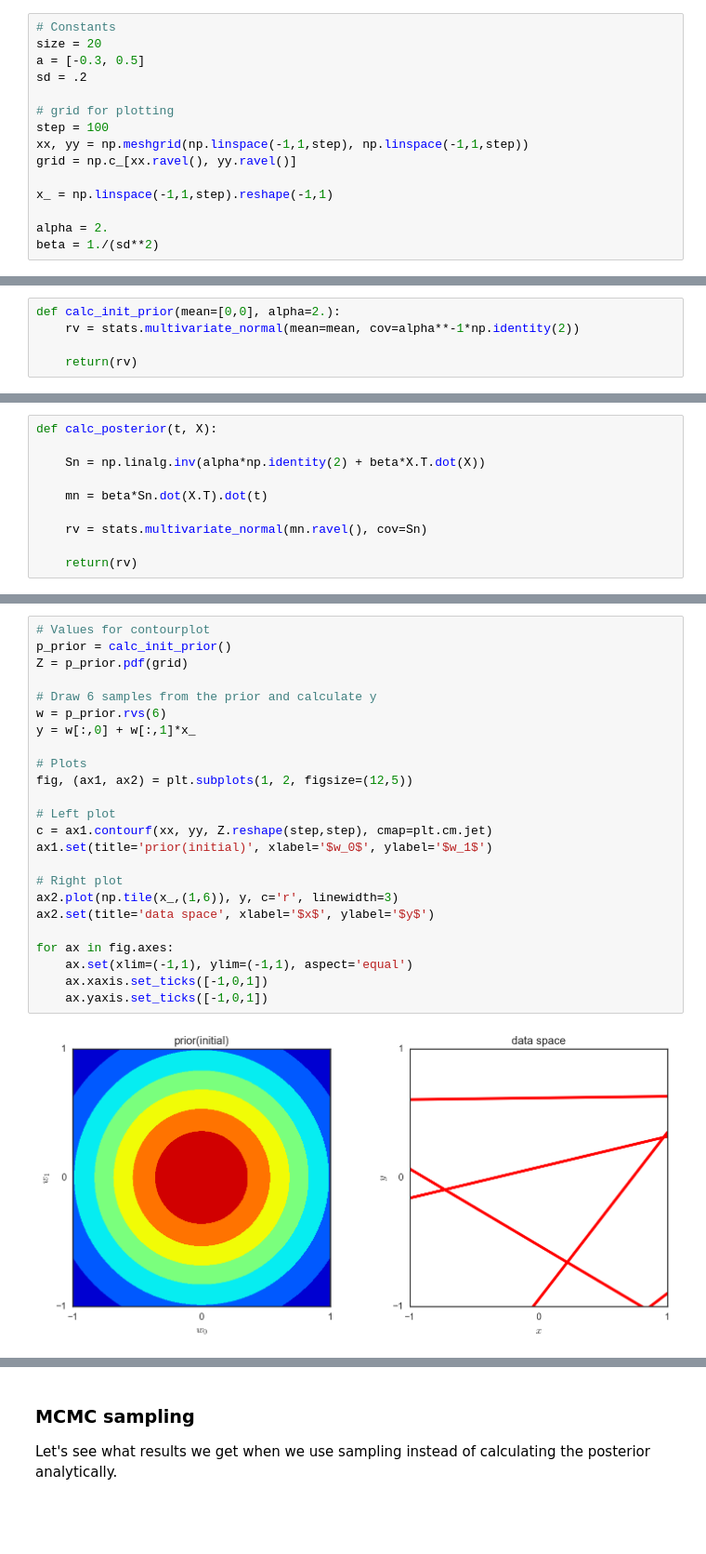
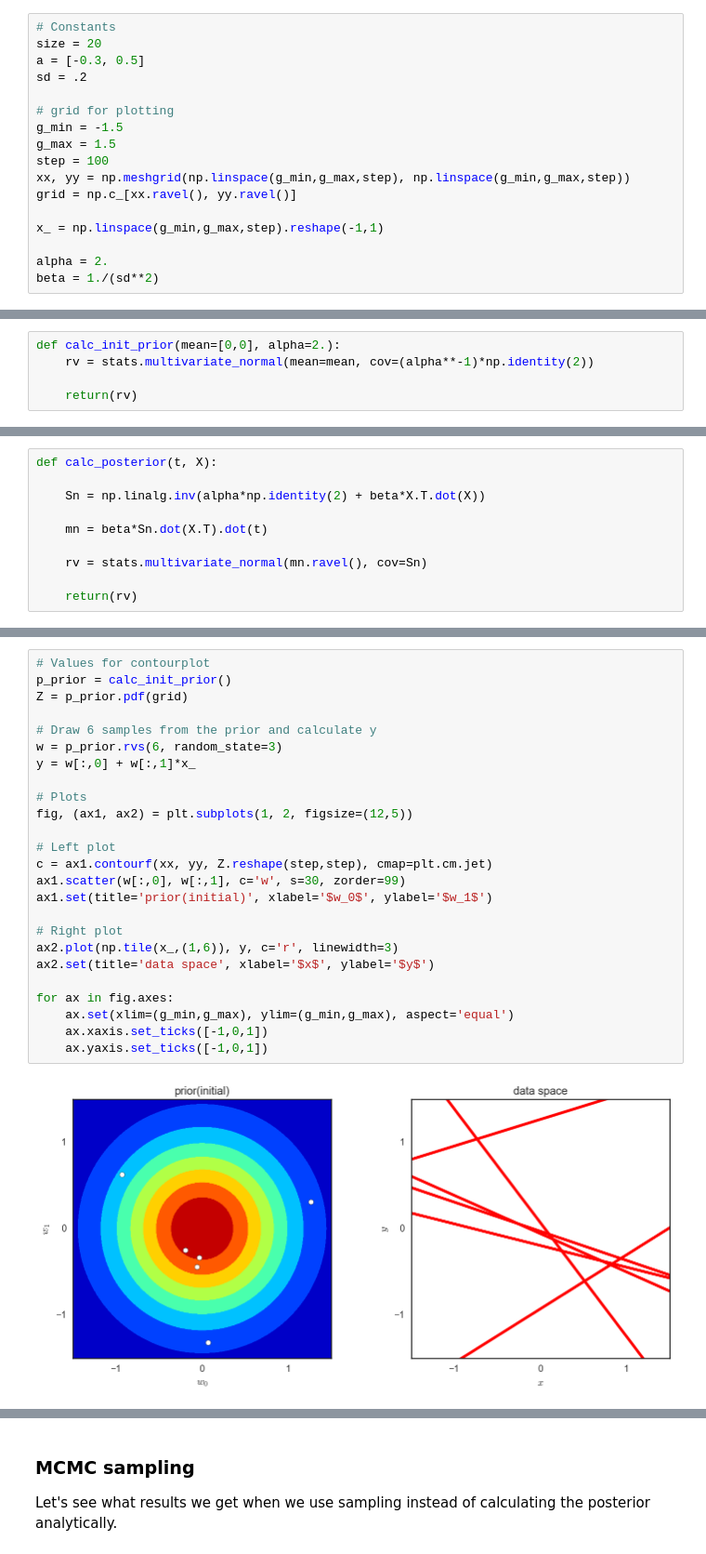
Before and after one commit to AI-Stuff/Various-Machine-Learning-bits, a Jupyter notebook: Bayesian Linear Regression.ipynb, the cells around one changed output, grey strips where cells are left out. Shown at 93% size. Drawn from its saved outputs; the diff is of its cells as text; blank space fills up the shorter version.

```diff
--- a/Bayesian Linear Regression.ipynb
+++ b/Bayesian Linear Regression.ipynb
@@ -39,11 +39,13 @@ a = [-0.3, 0.5]
 sd = .2
 
 # grid for plotting
+g_min = -1.5
+g_max = 1.5
 step = 100
-xx, yy = np.meshgrid(np.linspace(-1,1,step), np.linspace(-1,1,step))
+xx, yy = np.meshgrid(np.linspace(g_min,g_max,step), np.linspace(g_min,g_max,step))
 grid = np.c_[xx.ravel(), yy.ravel()]
 
-x_ = np.linspace(-1,1,step).reshape(-1,1)
+x_ = np.linspace(g_min,g_max,step).reshape(-1,1)
 
 alpha = 2.
 beta = 1./(sd**2)
@@ -73,7 +75,7 @@ ax2.legend(loc=2);
 ### $$p(w\,|\,\alpha)= \mathcal{N}(w\,|\,0,\alpha^{-1}I)$$
 # %%
 def calc_init_prior(mean=[0,0], alpha=2.):
-    rv = stats.multivariate_normal(mean=mean, cov=alpha**-1*np.identity(2))
+    rv = stats.multivariate_normal(mean=mean, cov=(alpha**-1)*np.identity(2))
 
     return(rv)
 # %% [markdown]
@@ -145,27 +148,28 @@ def plot_posterior_update(i=1):
 # %%
 # Values for contourplot
 p_prior = calc_init_prior()
 Z = p_prior.pdf(grid)
 
 # Draw 6 samples from the prior and calculate y
-w = p_prior.rvs(6)
+w = p_prior.rvs(6, random_state=3)
 y = w[:,0] + w[:,1]*x_
 
 # Plots
 fig, (ax1, ax2) = plt.subplots(1, 2, figsize=(12,5))
 
 # Left plot
 c = ax1.contourf(xx, yy, Z.reshape(step,step), cmap=plt.cm.jet)
+ax1.scatter(w[:,0], w[:,1], c='w', s=30, zorder=99)
 ax1.set(title='prior(initial)', xlabel='$w_0$', ylabel='$w_1$')
 
 # Right plot
 ax2.plot(np.tile(x_,(1,6)), y, c='r', linewidth=3)
 ax2.set(title='data space', xlabel='$x$', ylabel='$y$')
 
 for ax in fig.axes:
-    ax.set(xlim=(-1,1), ylim=(-1,1), aspect='equal')
+    ax.set(xlim=(g_min,g_max), ylim=(g_min,g_max), aspect='equal')
     ax.xaxis.set_ticks([-1,0,1])
     ax.yaxis.set_ticks([-1,0,1])
 # %% [output]
-[figure, old version]
+[figure, new version]
 # %% [markdown]
```
Also changed, not shown: parts of 6 cells of this notebook.
